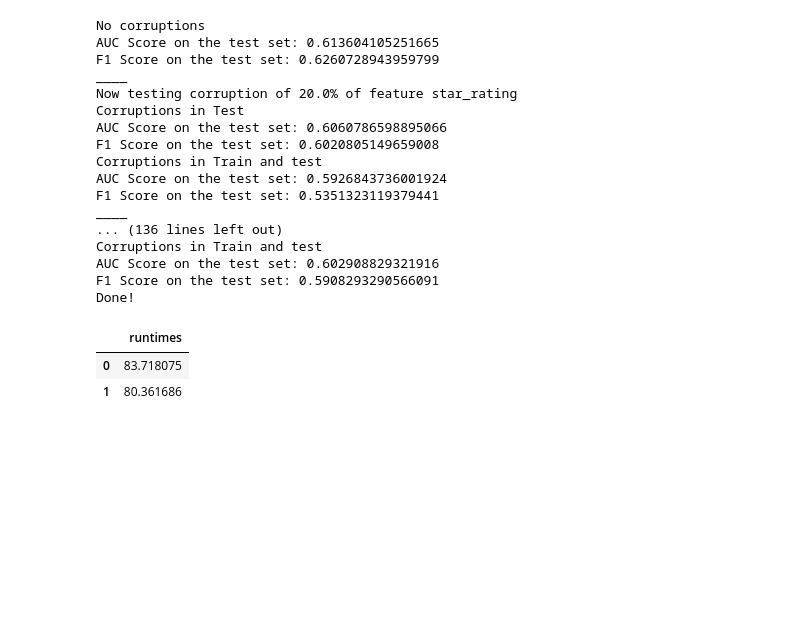
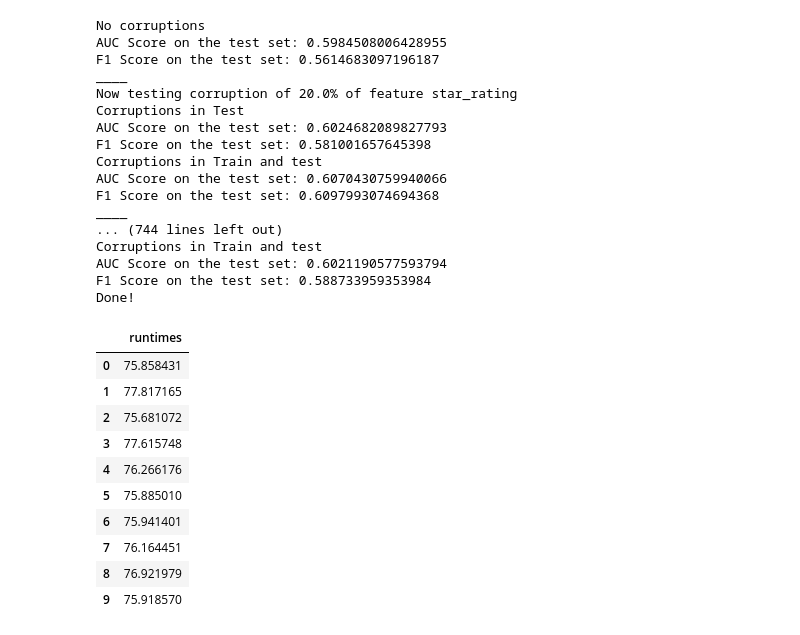
Before and after one commit to stefan-grafberger/deem22-what-if-experiments, a Jupyter notebook: whatif/example_pipelines/corruption_experiments.ipynb, the cells around one changed output. Saved outputs shown, nothing was run; the diff lists cells and outputs as text; code cells hidden in the pictures; blank space fills up the shorter version.

```diff
--- a/whatif/example_pipelines/corruption_experiments.ipynb
+++ b/whatif/example_pipelines/corruption_experiments.ipynb
@@ -52,31 +52,39 @@ F1 Score on the test set: 0.5939847668268218
 # %%
 review_corruption_naive_exec_times = measure_review_corruption_naive_exec_time(debug=True,
                                                                                corruption_percentages=[0.2, 0.5, 0.9],
                                                                                corrupt_features=["star_rating", "verified_purchase", "review_headline"],
-                                                                               repeats=30)
+                                                                               repeats=10)
 save_to_csv(review_corruption_naive_exec_times, "review_corruption_naive_exec_times")
 review_corruption_naive_exec_times
 # %% [output]
 No corruptions
-AUC Score on the test set: 0.613604105251665
-F1 Score on the test set: 0.6260728943959799
+AUC Score on the test set: 0.5984508006428955
+F1 Score on the test set: 0.5614683097196187
 ____
 Now testing corruption of 20.0% of feature star_rating
 Corruptions in Test
-AUC Score on the test set: 0.6060786598895066
-F1 Score on the test set: 0.6020805149659008
+AUC Score on the test set: 0.6024682089827793
+F1 Score on the test set: 0.581001657645398
 Corruptions in Train and test
-AUC Score on the test set: 0.5926843736001924
-F1 Score on the test set: 0.5351323119379441
+AUC Score on the test set: 0.6070430759940066
+F1 Score on the test set: 0.6097993074694368
 ____
-... (136 lines left out)
+... (744 lines left out)
 Corruptions in Train and test
-AUC Score on the test set: 0.602908829321916
-F1 Score on the test set: 0.5908293290566091
+AUC Score on the test set: 0.6021190577593794
+F1 Score on the test set: 0.588733959353984
 Done!
 |  | runtimes |
-| 0 | 83.718075 |
-| 1 | 80.361686 |
+| 0 | 75.858431 |
+| 1 | 77.817165 |
+| 2 | 75.681072 |
+| 3 | 77.615748 |
+| 4 | 76.266176 |
+| 5 | 75.885010 |
+| 6 | 75.941401 |
+| 7 | 76.164451 |
+| 8 | 76.921979 |
+| 9 | 75.918570 |
 # %%
 # Other params hard-coded currently
 # corruption_percentages=[0.2, 0.5, 0.9], corrupt_features=["star_rating", "verified_purchase", "review_headline"]
```
Also changed, not shown: parts of 3 cells of this notebook, 4 other files.
